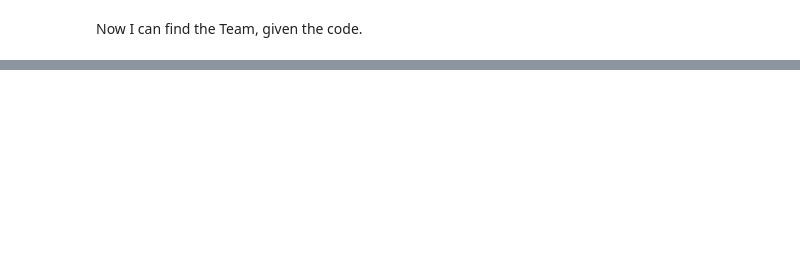
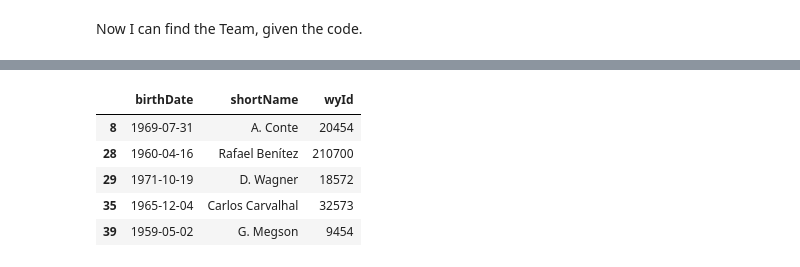
Before and after one commit to DavideZingaro/HW2, a Jupyter notebook: ExRQ3.ipynb, the cells around one changed output, grey strips where cells are left out. Saved outputs shown, nothing was run; the diff lists cells and outputs as text; code cells hidden in the pictures; blank space fills up the shorter version.

```diff
--- a/ExRQ3.ipynb
+++ b/ExRQ3.ipynb
@@ -188,0 +202,17 @@ The idea now is to append a list of the coachId for every team. Later on I start
+# %%
+l=[]
+M = []
+for key in matches.teamsData:
+    for keys in key:
+        l.append(key[keys]['coachId'])
+for key in matches.teamsData:
+    for keys in key:
+            M.append(keys)
+   # matches['coachId']
+#matches['teamsData'][0]['1646']['coachId']
+#print(l,M)
+data3 = pd.DataFrame({'coachId':l,'Team':M})
+data3 =data3.drop_duplicates()
+#coaches played more than one match witha  team so there would be many repeted rows that I cancel with drop_duplicates
+data3 = data3
+data3.head()
@@ -188,0 +228,4 @@ The idea now is to append a list of the coachId for every team. Later on I start
+# %%
+data3 = data3[data3['coachId']!= 0]
+data3 = data3.reset_index(drop=True)
+data3
@@ -188,0 +257,14 @@ The idea now is to append a list of the coachId for every team. Later on I start
+# %%
+Dick = pd.Series(data3.Team.values,index=data3.coachId).to_dict()
+Dick1 = {}
+for row in range(len(data3)):
+    #print(row)
+    if data3.coachId[row] in Dick1 and Dick1[data3.coachId[row]]!=data3.Team[row]:
+        #print('Yo man')
+        Dick1[data3.coachId[row]].append(data3.Team[row])
+       # print(data3.Team[row])
+    else:
+         Dick1[data3.coachId[row]] = [(data3.Team[row])]
+
+#pd.Series(df.Letter.values,index=df.Position).to_dict()
+Dick1
@@ -188,0 +291,5 @@ The idea now is to append a list of the coachId for every team. Later on I start
+# %%
+Mist = []
+for key in Dick1:
+    Mist.append(key)
+Mist
@@ -188,0 +314,11 @@ The idea now is to append a list of the coachId for every team. Later on I start
+# %%
+data4 = data1[data1['wyId'].isin(Mist)]
+#f = df[~df['date'].isin(a)]
+data4.head()
+# %% [output]
+|  | birthDate | shortName | wyId |
+| 8 | 1969-07-31 | A. Conte | 20454 |
+| 28 | 1960-04-16 | Rafael Benítez | 210700 |
+| 29 | 1971-10-19 | D. Wagner | 18572 |
+| 35 | 1965-12-04 | Carlos Carvalhal | 32573 |
+| 39 | 1959-05-02 | G. Megson | 9454 |
```
Also changed, not shown: parts of 19 cells of this notebook.
